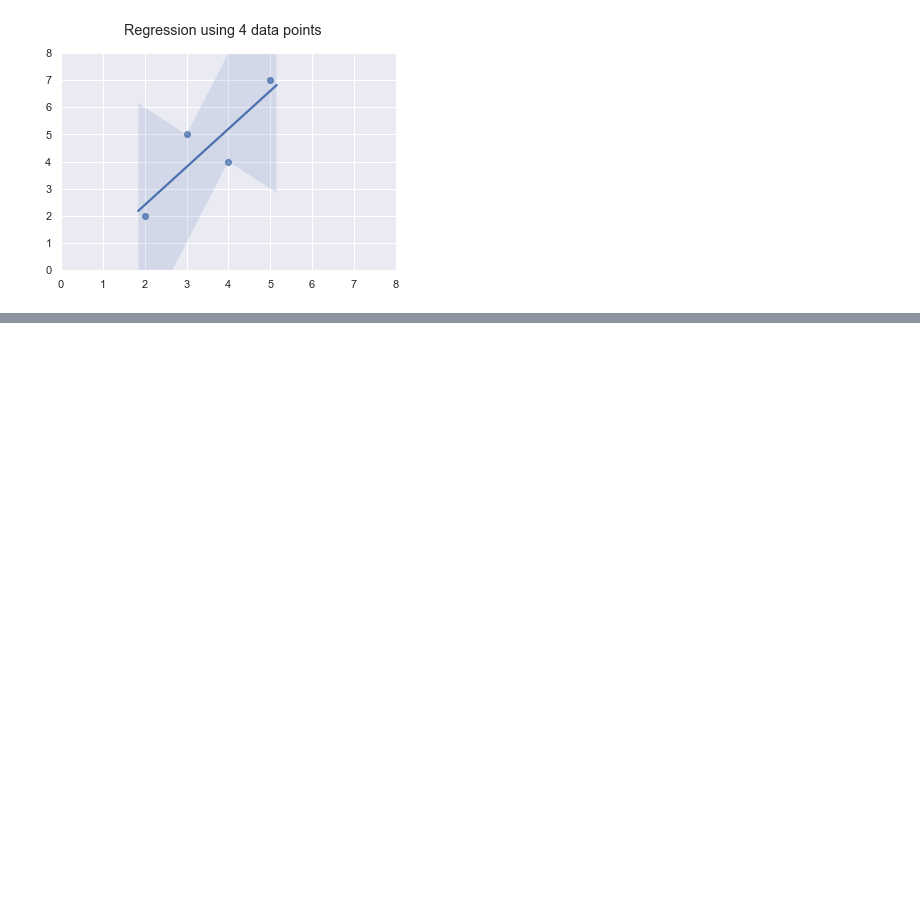
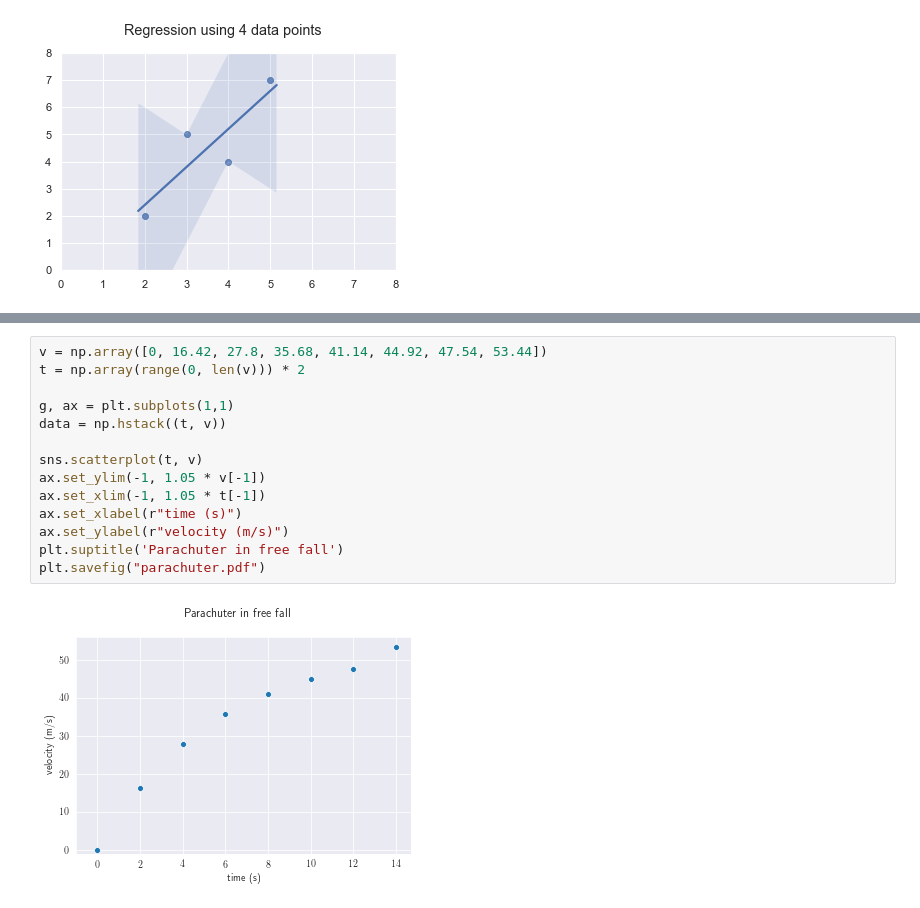
Before and after one commit to saxarona/cv1012, a Jupyter notebook: lectures/07-curvefit/curvefit.ipynb, the cells around one changed output, grey strips where cells are left out. Drawn from its saved outputs; the diff is of its cells as text; blank space fills up the shorter version.

```diff
--- a/lectures/07-curvefit/curvefit.ipynb
+++ b/lectures/07-curvefit/curvefit.ipynb
@@ -97,0 +152,16 @@ plt.savefig("reg03.pdf")
+# %%
+v = np.array([0, 16.42, 27.8, 35.68, 41.14, 44.92, 47.54, 53.44])
+t = np.array(range(0, len(v))) * 2
+
+g, ax = plt.subplots(1,1)
+data = np.hstack((t, v))
+
+sns.scatterplot(t, v)
+ax.set_ylim(-1, 1.05 * v[-1])
+ax.set_xlim(-1, 1.05 * t[-1])
+ax.set_xlabel(r"time (s)")
+ax.set_ylabel(r"velocity (m/s)")
+plt.suptitle('Parachuter in free fall')
+plt.savefig("parachuter.pdf")
+# %% [output]
+[figure, added]
```
Also changed, not shown: parts of 10 cells of this notebook, 11 other files.
